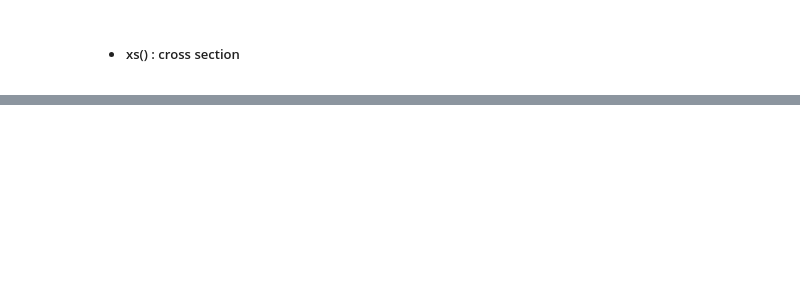
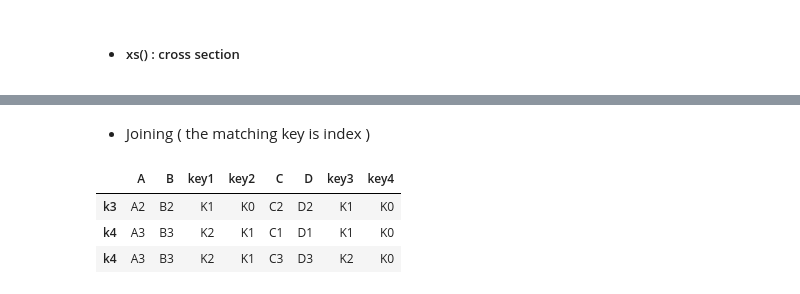
Before and after one commit to LennyFan/Machine-Learning, a Jupyter notebook: New/02-pandas.ipynb, the cells around one changed output, grey strips where cells are left out. Drawn from its saved outputs; the diff is of its cells as text; code cells hidden in the pictures; blank space fills up the shorter version.

```diff
--- a/New/02-pandas.ipynb
+++ b/New/02-pandas.ipynb
@@ -336,0 +438,13 @@ df.xs(1, level="Num")
+# %%
+left = pd.DataFrame({'key1': ['K0', 'K0', 'K1', 'K2'],
+                     'key2': ['K0', 'K1', 'K0', 'K1'],
+                        'A': ['A0', 'A1', 'A2', 'A3'],
+                        'B': ['B0', 'B1', 'B2', 'B3']})
+
+right = pd.DataFrame({'key1': ['K0', 'K1', 'K1', 'K2'],
+                               'key2': ['K0', 'K0', 'K0', 'K0'],
+                                  'C': ['C0', 'C1', 'C2', 'C3'],
+                                  'D': ['D0', 'D1', 'D2', 'D3']})
+print left
+print right
+pd.merge(left,right, how='inner', on = ['key1','key2']) #default inner
@@ -336,0 +466,24 @@ df.xs(1, level="Num")
+# %% [markdown]
+- Joining ( the matching key is index )
+# %%
+try:
+    left.join(right)
+except:
+    print "ValueError: columns overlap but no suffix specified: Index([u'key1', u'key2'], dtype='object')"
+    left = pd.DataFrame({'key1': ['K0', 'K0', 'K1', 'K2'],
+                         'key2': ['K0', 'K1', 'K0', 'K1'],
+                        'A': ['A0', 'A1', 'A2', 'A3'],
+                        'B': ['B0', 'B1', 'B2', 'B3']},
+                        index = "k1 k2 k3 k4".split() )
+
+    right = pd.DataFrame({'key3': ['K0', 'K1', 'K1', 'K2'],
+                                   'key4': ['K0', 'K0', 'K0', 'K0'],
+                                      'C': ['C0', 'C1', 'C2', 'C3'],
+                                      'D': ['D0', 'D1', 'D2', 'D3']},
+                        index = "k0 k4 k3 k5".split())
+left.join(right, how = "inner")
+# %% [output]
+|  | A | B | key1 | key2 | C | D | key3 | key4 |
+| k3 | A2 | B2 | K1 | K0 | C2 | D2 | K1 | K0 |
+| k4 | A3 | B3 | K2 | K1 | C1 | D1 | K1 | K0 |
+| k4 | A3 | B3 | K2 | K1 | C3 | D3 | K2 | K0 |
```
Also changed, not shown: parts of 17 cells of this notebook, 1 other file.
